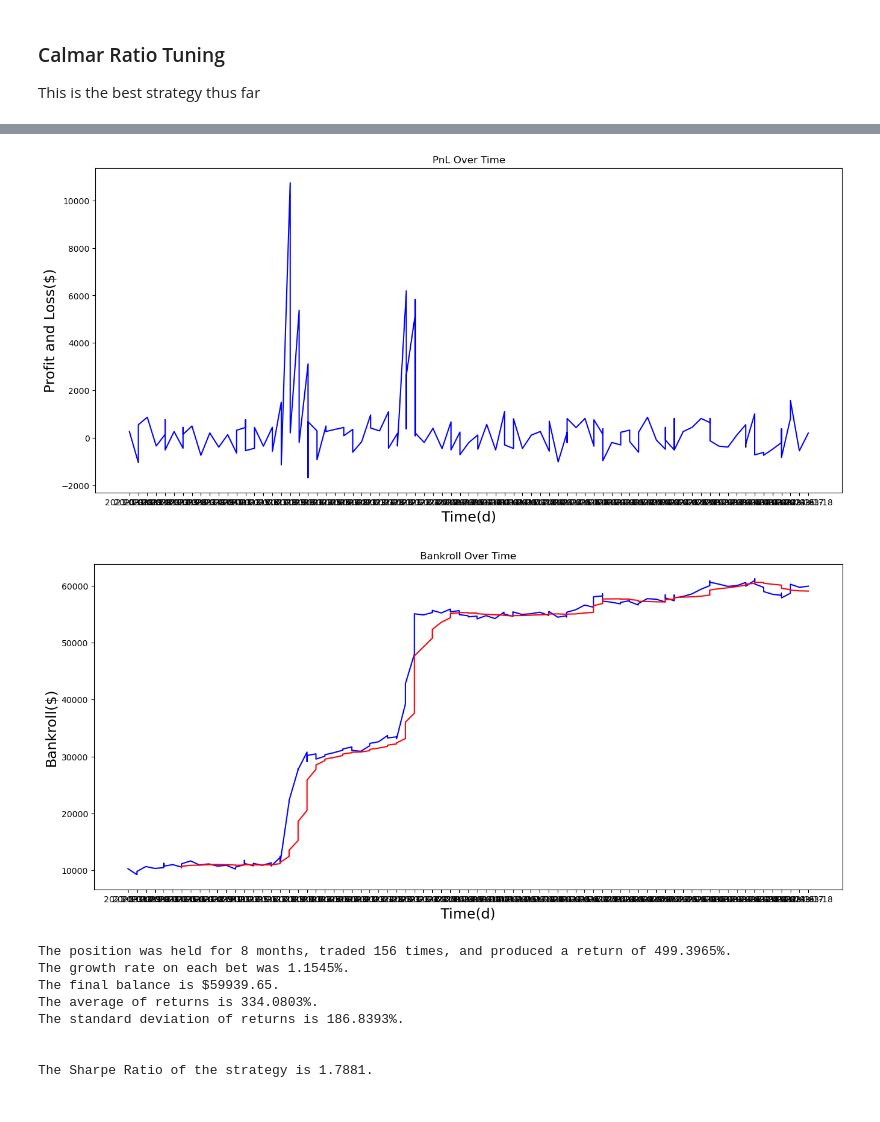
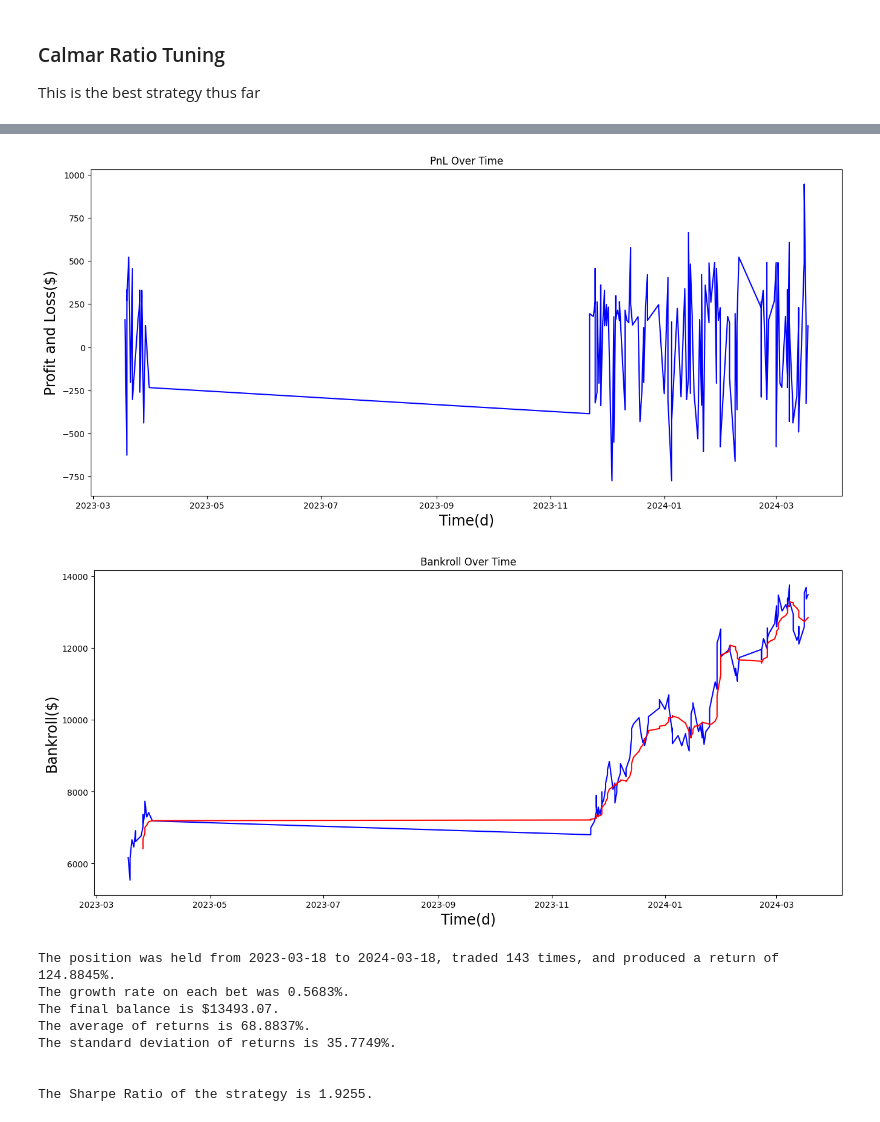
Before and after one commit to bluefish0125/Sports-Prediction, a Jupyter notebook: risk_management/Kelly_Criterion_Calibrated_Frank_Branch.ipynb, the cells around one changed output, grey strips where cells are left out. Saved outputs shown, nothing was run; the diff lists cells and outputs as text; code cells hidden in the pictures.

```diff
--- a/risk_management/Kelly_Criterion_Calibrated_Frank_Branch.ipynb
+++ b/risk_management/Kelly_Criterion_Calibrated_Frank_Branch.ipynb
@@ -96,9 +96,11 @@ def backtest(df,initial, shrinkage, threshold):
     plt.title('Bankroll Over Time')
 
     plt.show()
+    first_day = df['Date'].min().date()
+    last_day = df['Date'].max().date()
 
     print('\n')
-    print(f'The position was held for 2 months, traded {periods} times, and produced a return of {final_return:.4f}%.')
+    print(f'The position was held from {first_day} to {last_day}, traded {periods} times, and produced a return of {final_return:.4f}%.')
     print(f'The growth rate on each bet was {returns:.4f}%.')
     print(f'The final balance is ${balance}.')
     print(f'The average of returns is {avg_return:.4f}%.')
@@ -241,8 +243,9 @@ df
 | 1781 | MIN | DEN | 3.40 | 3.35 | 3.40 | 1.34 | 1.34 | ... |
 1782 rows × 13 columns
 # %%
+final = df.copy()
 final['Our_Odds'] = 1 / final['Probabilities']
-column_order = ['Date', 'Teams_x', 'max_odds','Our_Odds','Probabilities','Predictions', 'Actual']
+column_order = ['Date', 'Teams_x', 'Sportsbooks_Odds','Our_Odds','Probabilities','Predictions', 'Actual']
 #'Our_Odds'
 final = final[column_order]
 win = final[final['Predictions'] == 1]
@@ -363,14 +397,16 @@ The best spread: 0.02
 # %%
-bet_very_undervalued = bet[bet['odds_diff'] > 0.02]
-backtest(bet_very_undervalued, 10000, 0.5, 1.74)
+threshold_calmar = 1.1
+spread_calmar = 0.06
+bet_calmar = bet[bet['odds_diff'] > spread_calmar]
+backtest(bet_calmar, 6000, 0.5, threshold_calmar)
 # %% [output]
-[figure, old version]
+[figure, new version]
-[figure, old version]
+[figure, new version]
-The position was held for 8 months, traded 156 times, and produced a return of 499.3965%.
-The growth rate on each bet was 1.1545%.
-The final balance is $59939.65.
-The average of returns is 334.0803%.
-The standard deviation of returns is 186.8393%.
+The position was held from 2023-03-18 to 2024-03-18, traded 143 times, and produced a return of 124.8845%.
+The growth rate on each bet was 0.5683%.
+The final balance is $13493.07.
+The average of returns is 68.8837%.
+The standard deviation of returns is 35.7749%.
 
 
-The Sharpe Ratio of the strategy is 1.7881.
+The Sharpe Ratio of the strategy is 1.9255.
```
Also changed, not shown: parts of 4 cells of this notebook, 1 other file.
